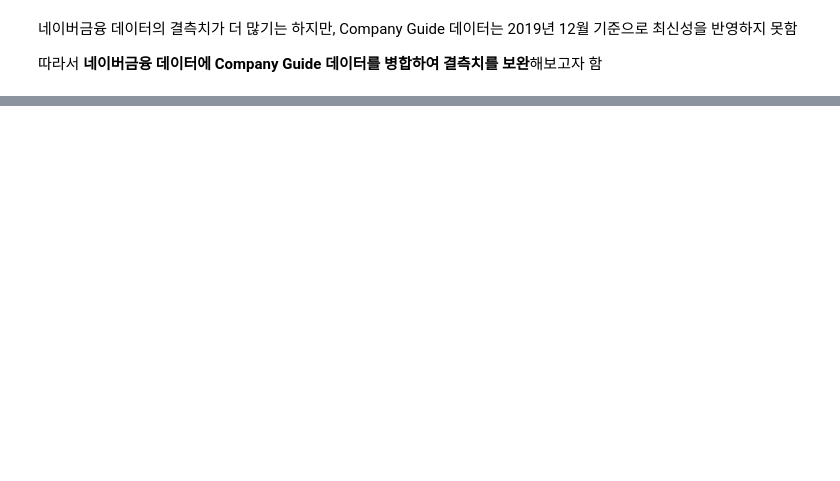
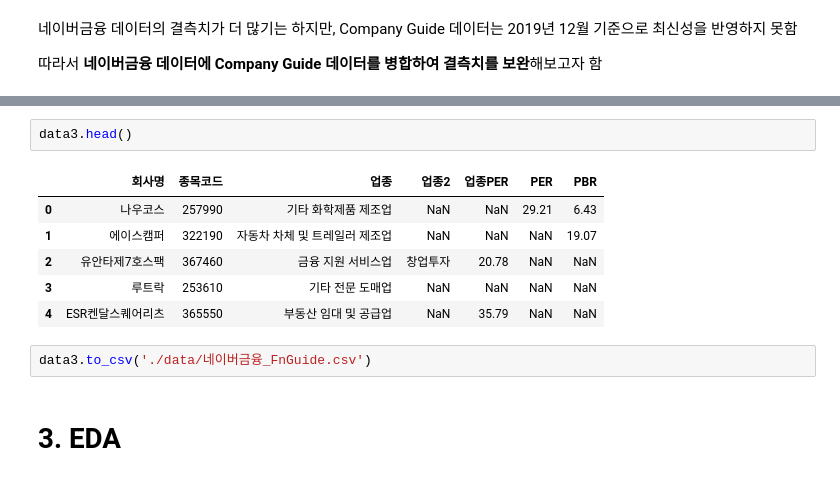
Before and after one commit to CSJ516/Investment_Portfolio_project, a Jupyter notebook: 02.업종별 EDA.ipynb, the cells around one changed output, grey strips where cells are left out. Drawn from its saved outputs; the diff is of its cells as text; blank space fills up the shorter version.

```diff
--- a/02.업종별 EDA.ipynb
+++ b/02.업종별 EDA.ipynb
@@ -86,0 +124,13 @@ fnguide_idx = data[data['PER'].isnull()].index
+# %%
+data3.head()
+# %% [output]
+|  | 회사명 | 종목코드 | 업종 | 업종2 | 업종PER | PER | PBR |
+| 0 | 나우코스 | 257990 | 기타 화학제품 제조업 | NaN | NaN | 29.21 | 6.43 |
+| 1 | 에이스캠퍼 | 322190 | 자동차 차체 및 트레일러 제조업 | NaN | NaN | NaN | 19.07 |
+| 2 | 유안타제7호스팩 | 367460 | 금융 지원 서비스업 | 창업투자 | 20.78 | NaN | NaN |
+| 3 | 루트락 | 253610 | 기타 전문 도매업 | NaN | NaN | NaN | NaN |
+| 4 | ESR켄달스퀘어리츠 | 365550 | 부동산 임대 및 공급업 | NaN | 35.79 | NaN | NaN |
+# %%
+data3.to_csv('./data/네이버금융_FnGuide.csv')
+# %% [markdown]
+# 3. EDA
```
Also changed, not shown: parts of 17 cells of this notebook, 1 other file.
